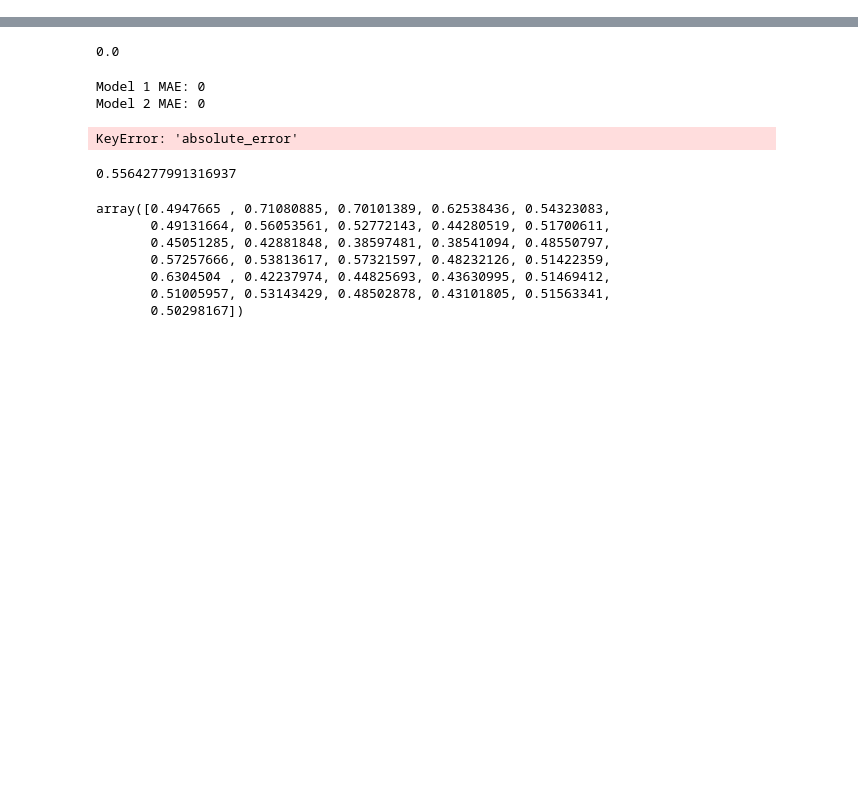
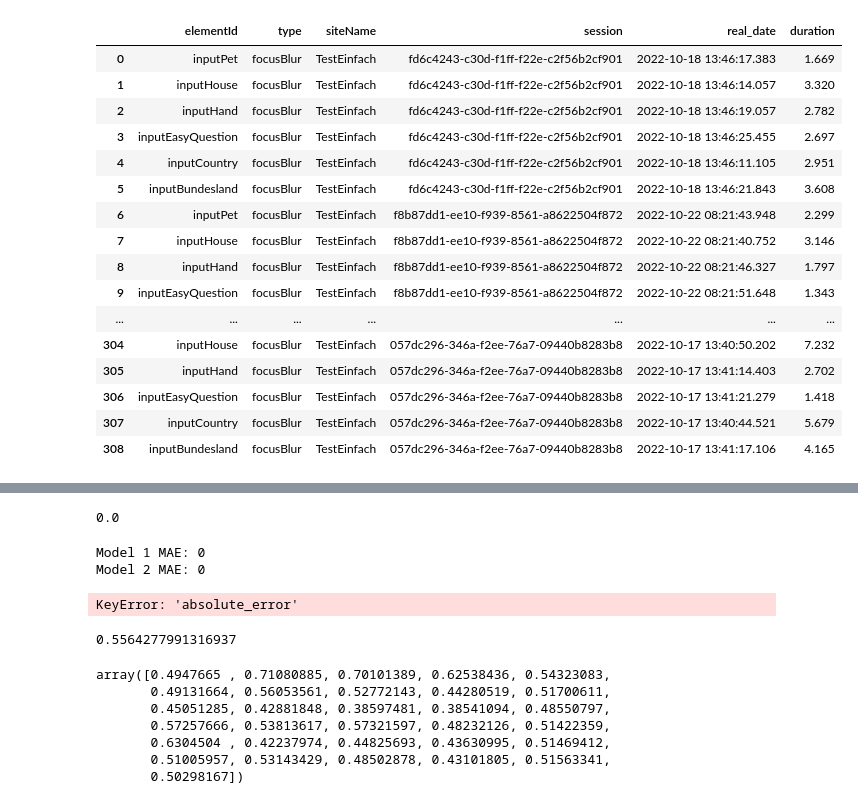
Before and after one commit to IngaGlotzbach/Master-AI, a Jupyter notebook: Model/DataAndModel.ipynb, the cells around one changed output, grey strips where cells are left out. Saved outputs shown, nothing was run; the diff lists cells and outputs as text; code cells hidden in the pictures; blank space fills up the shorter version.

Commit message:
add new site for cleaned data

```diff
--- a/Model/DataAndModel.ipynb
+++ b/Model/DataAndModel.ipynb
@@ -118,7 +118,7 @@ df_einfach_without_ids_blur = df_einfach_without_ids.loc[df_einfach_without_ids[
 
 
 df_einfach_without_ids_focusBlur = pd.concat([df_einfach_without_ids_focus, df_einfach_without_ids_blur])
-df_sort_sessionId = df_einfach_without_ids_focusBlur.sort_values(by=['session','elementId','timeStamp'], ascending=[False, False, True])
+df_sort_sessionId = df_einfach_without_ids_focusBlur.sort_values(by=['session','elementId','date'], ascending=[False, False, True])
 df_sort_sessionId['timeStamp'] = df_sort_sessionId['timeStamp'].astype(float)
-#df_sort_timeStamp = df_sort_sessionId.sort_values(by='timeStamp')
-df_sort_sessionId.head(100)
+#wieso ohne window --> da kein Event gesendet wird bei window wenn es auf focus steht, es gehört auch nicht zu den Input Elementen
+df_sort_without_window = df_sort_sessionId.loc[df_sort_sessionId["elementId"] !="window"]
@@ -146,0 +125,13 @@ Odd Index absolute difference : 4
+# %%
+df_focus = df_sort_without_window.loc[df_sort_without_window['type'] == 'focus']
+df_blur = df_sort_without_window.loc[df_sort_without_window['type'] == 'blur']
+# %%
+from datetime import datetime
+
+df_blur['real_date'] = df_blur['date'].astype('datetime64[ns]')
+df_focus['real_date'] = df_focus['date'].astype('datetime64[ns]')
+
+df_focus.reset_index(inplace=True)
+df_blur.reset_index(inplace=True)
+
+df_focus['duration'] = (df_blur['real_date'] - df_focus['real_date']).dt.total_seconds()
@@ -147,3 +154,24 @@ Odd Index absolute difference : 4
+# %%
+df_focusBlur = df_focus.replace('focus', 'focusBlur')
+df_focusBlur.drop(['index', 'timeStamp', 'date'], axis=1)
+# %% [output]
+|  | elementId | type | siteName | session | real_date | duration |
+| 0 | inputPet | focusBlur | TestEinfach | fd6c4243-c30d-f1ff-f22e-c2f56b2cf901 | 2022-10-18 13:46:17.383 | 1.669 |
+| 1 | inputHouse | focusBlur | TestEinfach | fd6c4243-c30d-f1ff-f22e-c2f56b2cf901 | 2022-10-18 13:46:14.057 | 3.320 |
+| 2 | inputHand | focusBlur | TestEinfach | fd6c4243-c30d-f1ff-f22e-c2f56b2cf901 | 2022-10-18 13:46:19.057 | 2.782 |
+| 3 | inputEasyQuestion | focusBlur | TestEinfach | fd6c4243-c30d-f1ff-f22e-c2f56b2cf901 | 2022-10-18 13:46:25.455 | 2.697 |
+| 4 | inputCountry | focusBlur | TestEinfach | fd6c4243-c30d-f1ff-f22e-c2f56b2cf901 | 2022-10-18 13:46:11.105 | 2.951 |
+| 5 | inputBundesland | focusBlur | TestEinfach | fd6c4243-c30d-f1ff-f22e-c2f56b2cf901 | 2022-10-18 13:46:21.843 | 3.608 |
+| 6 | inputPet | focusBlur | TestEinfach | f8b87dd1-ee10-f939-8561-a8622504f872 | 2022-10-22 08:21:43.948 | 2.299 |
+| 7 | inputHouse | focusBlur | TestEinfach | f8b87dd1-ee10-f939-8561-a8622504f872 | 2022-10-22 08:21:40.752 | 3.146 |
+| 8 | inputHand | focusBlur | TestEinfach | f8b87dd1-ee10-f939-8561-a8622504f872 | 2022-10-22 08:21:46.327 | 1.797 |
+| 9 | inputEasyQuestion | focusBlur | TestEinfach | f8b87dd1-ee10-f939-8561-a8622504f872 | 2022-10-22 08:21:51.648 | 1.343 |
+| ... | ... | ... | ... | ... | ... | ... |
+| 304 | inputHouse | focusBlur | TestEinfach | 057dc296-346a-f2ee-76a7-09440b8283b8 | 2022-10-17 13:40:50.202 | 7.232 |
+| 305 | inputHand | focusBlur | TestEinfach | 057dc296-346a-f2ee-76a7-09440b8283b8 | 2022-10-17 13:41:14.403 | 2.702 |
+| 306 | inputEasyQuestion | focusBlur | TestEinfach | 057dc296-346a-f2ee-76a7-09440b8283b8 | 2022-10-17 13:41:21.279 | 1.418 |
+| 307 | inputCountry | focusBlur | TestEinfach | 057dc296-346a-f2ee-76a7-09440b8283b8 | 2022-10-17 13:40:44.521 | 5.679 |
+| 308 | inputBundesland | focusBlur | TestEinfach | 057dc296-346a-f2ee-76a7-09440b8283b8 | 2022-10-17 13:41:17.106 | 4.165 |
 # %%
 #remove columns
 df_removed_columns_einfach = df_einfach_without_ids.drop(['timeStamp', 'type', 'date'], axis=1)
```
Also changed, not shown: parts of 8 cells of this notebook, 4 other files.
